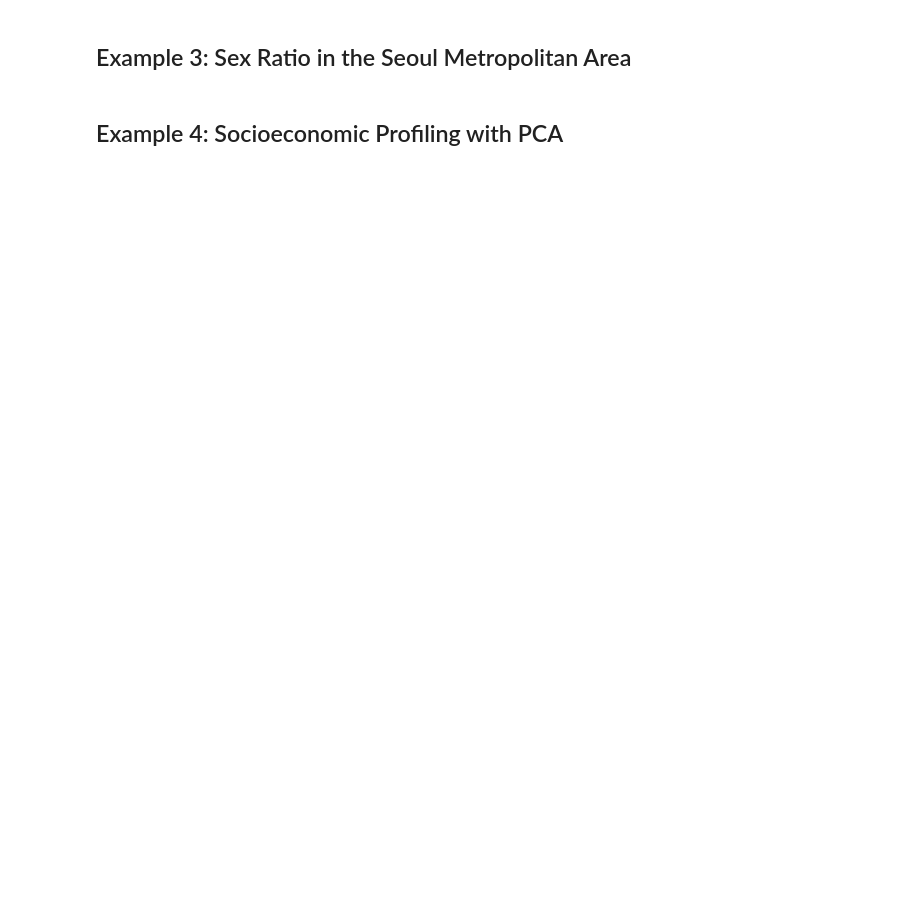
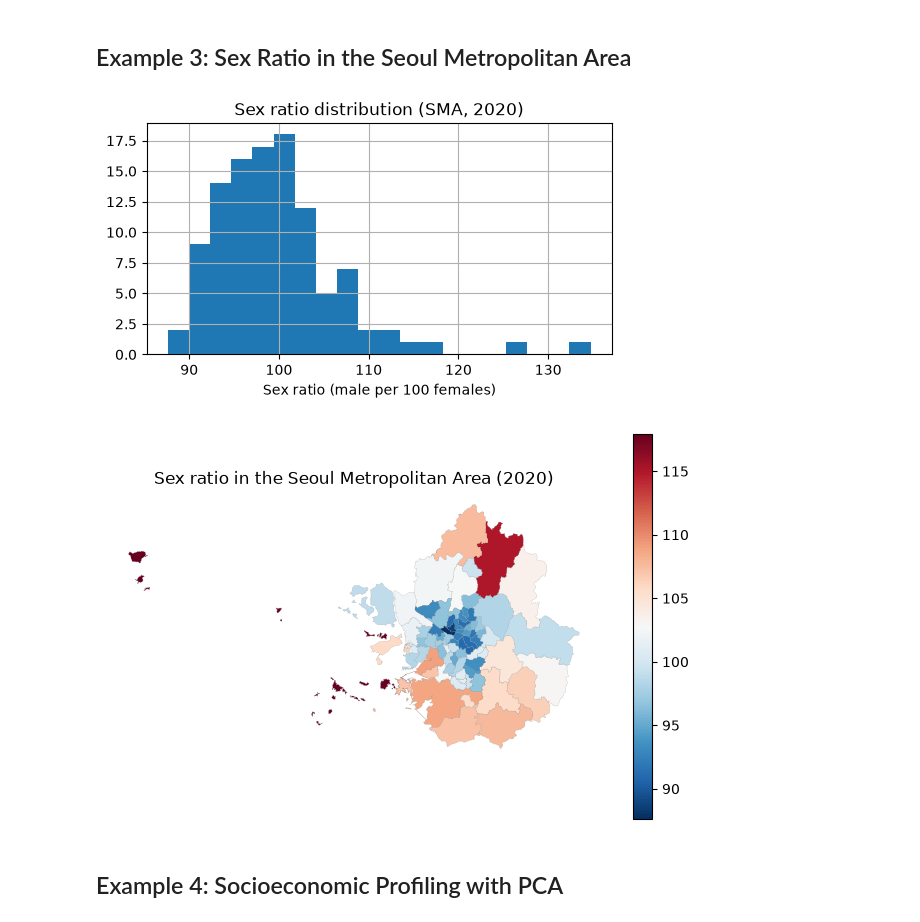
Before and after one commit to sigmafelix/pycensuskr, a Jupyter notebook: examples/v02_regional_analysis-ko.ipynb, the cells around one changed output. Drawn from its saved outputs; the diff is of its cells as text; code cells hidden in the pictures; blank space fills up the shorter version.

```diff
--- a/examples/v02_regional_analysis-ko.ipynb
+++ b/examples/v02_regional_analysis-ko.ipynb
@@ -51,18 +55,21 @@ plt.show()
 ## Example 3: Sex Ratio in the Seoul Metropolitan Area
 # %%
 df_sma = census.anycensus(year=2020, codes=['Seoul', 'Gyeonggi-do', 'Incheon'], type='population')
-df_sma['sex_ratio'] = (df_sma['all households_male_prs'] / df_sma['all households_female_prs']) * 100
+df_sma['sex_ratio'] = (df_sma['all households_male_per'] / df_sma['all households_female_per']) * 100
 
 df_sma[['sex_ratio']].hist(bins=20, figsize=(6, 3))
 plt.title('Sex ratio distribution (SMA, 2020)')
 plt.xlabel('Sex ratio (male per 100 females)')
 plt.show()
 
 sma_map = adm2_2020.merge(df_sma[['adm2_code', 'sex_ratio']], on='adm2_code', how='inner')
 ax = sma_map.plot(column='sex_ratio', cmap='RdBu_r', legend=True, linewidth=0.1, edgecolor='gray', figsize=(8, 5))
 ax.set_title('Sex ratio in the Seoul Metropolitan Area (2020)')
 ax.set_axis_off()
 plt.show()
+# %% [output]
+[figure, added]
+[figure, added]
 # %% [markdown]
 ## Example 4: Socioeconomic Profiling with PCA
 # %%
```
Also changed, not shown: parts of 3 cells of this notebook, 17 other files.
